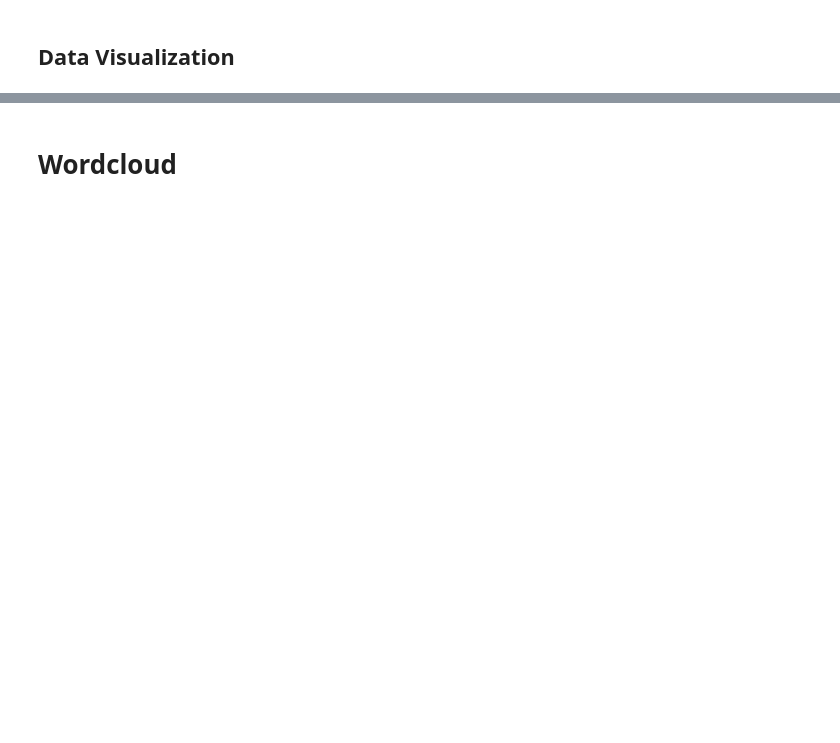
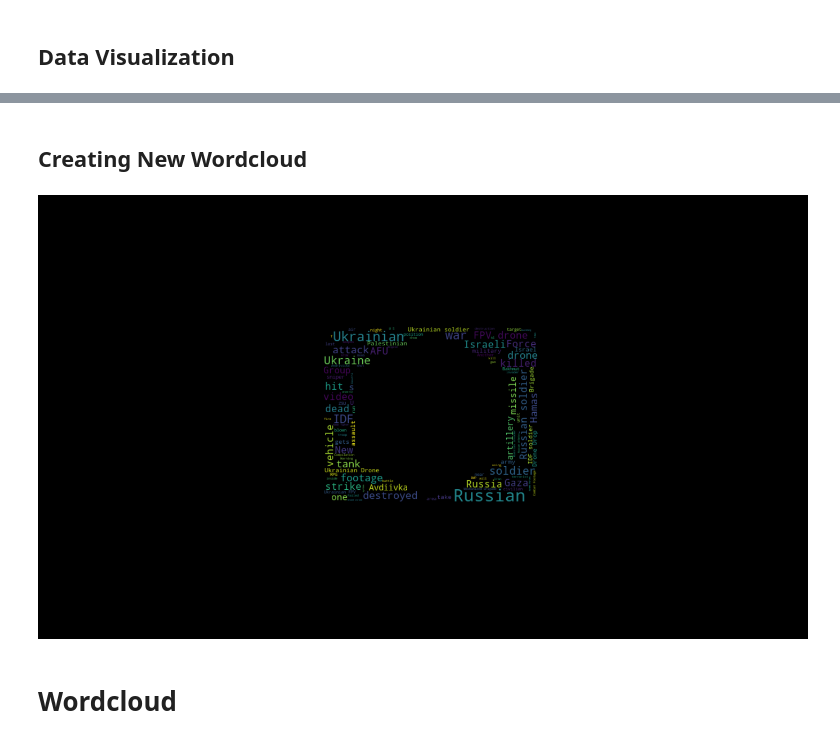
Before and after one commit to Srimanth3/Text-Based-Analysis, a Jupyter notebook: AssignmentFour.ipynb, the cells around one changed output, grey strips where cells are left out. Drawn from its saved outputs; the diff is of its cells as text; code cells hidden in the pictures; blank space fills up the shorter version.

```diff
--- a/AssignmentFour.ipynb
+++ b/AssignmentFour.ipynb
@@ -257,3 +257,31 @@ plt.show()
+# %% [markdown]
+## **Creating New Wordcloud**
+# %%
+from wordcloud import WordCloud, STOPWORDS
+import matplotlib.pyplot as plt
+from PIL import Image
+import numpy as np
+
+# Load the mask image
+mask = np.array(Image.open("srimanth.png"))
+
+# Join all tweet titles into a single string
+text = ' '.join([twts for twts in war_df['Titles']])
+
+# Generate word cloud with the specified mask
+wordcloud = WordCloud(width=1000, height=600,
+                      max_words=100,
+                      stopwords=STOPWORDS,
+                      background_color="black",
+                      mask=mask).generate(text)
+
+# Display the generated image
+plt.figure(figsize=(20, 10), facecolor='k')
+plt.imshow(wordcloud, interpolation='bilinear')
+plt.axis("off")
+plt.show()
+# %% [output]
+[figure, added]
 # %% [markdown]
 # Wordcloud
 # %%
```
Also changed, not shown: parts of 12 cells of this notebook.
